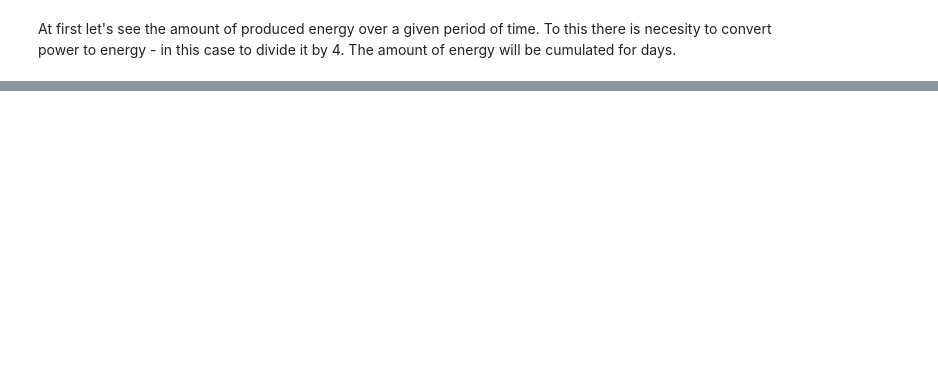
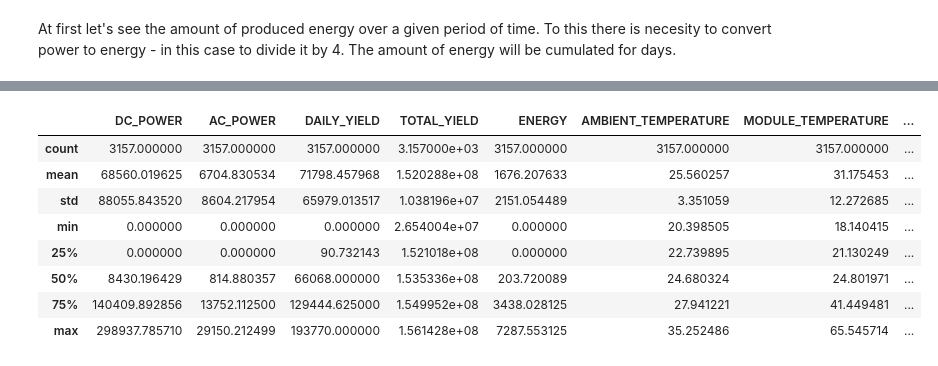
Before and after one commit to karolinaprzewoznik/Energy_EDA, a Jupyter notebook: SOLAR_POWER_PROJECT.ipynb, the cells around one changed output, grey strips where cells are left out. Cells and saved outputs as stored; diff of their text form; code cells hidden in the pictures; blank space fills up the shorter version.

```diff
--- a/SOLAR_POWER_PROJECT.ipynb
+++ b/SOLAR_POWER_PROJECT.ipynb
@@ -37,0 +88,12 @@ TO BE CONTINUED
+# %%
+z.describe()
+# %% [output]
+|  | DC_POWER | AC_POWER | DAILY_YIELD | TOTAL_YIELD | ENERGY | AMBIENT_TEMPERATURE | MODULE_TEMPERATURE | ... |
+| count | 3157.000000 | 3157.000000 | 3157.000000 | 3.157000e+03 | 3157.000000 | 3157.000000 | 3157.000000 | ... |
+| mean | 68560.019625 | 6704.830534 | 71798.457968 | 1.520288e+08 | 1676.207633 | 25.560257 | 31.175453 | ... |
+| std | 88055.843520 | 8604.217954 | 65979.013517 | 1.038196e+07 | 2151.054489 | 3.351059 | 12.272685 | ... |
+| min | 0.000000 | 0.000000 | 0.000000 | 2.654004e+07 | 0.000000 | 20.398505 | 18.140415 | ... |
+| 25% | 0.000000 | 0.000000 | 90.732143 | 1.521018e+08 | 0.000000 | 22.739895 | 21.130249 | ... |
+| 50% | 8430.196429 | 814.880357 | 66068.000000 | 1.535336e+08 | 203.720089 | 24.680324 | 24.801971 | ... |
+| 75% | 140409.892856 | 13752.112500 | 129444.625000 | 1.549952e+08 | 3438.028125 | 27.941221 | 41.449481 | ... |
+| max | 298937.785710 | 29150.212499 | 193770.000000 | 1.561428e+08 | 7287.553125 | 35.252486 | 65.545714 | ... |
```
Also changed, not shown: parts of 15 cells of this notebook, 1 other file.
